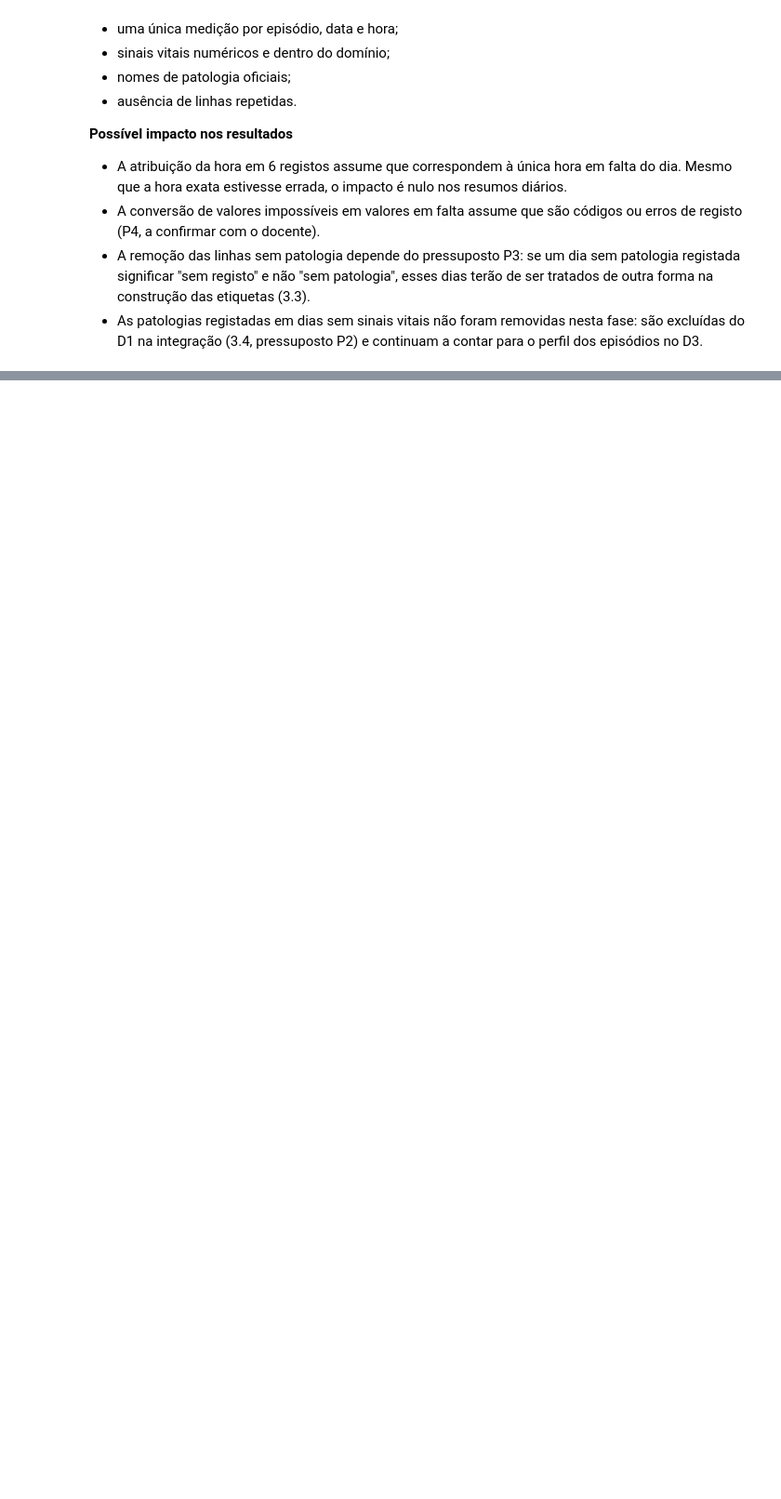
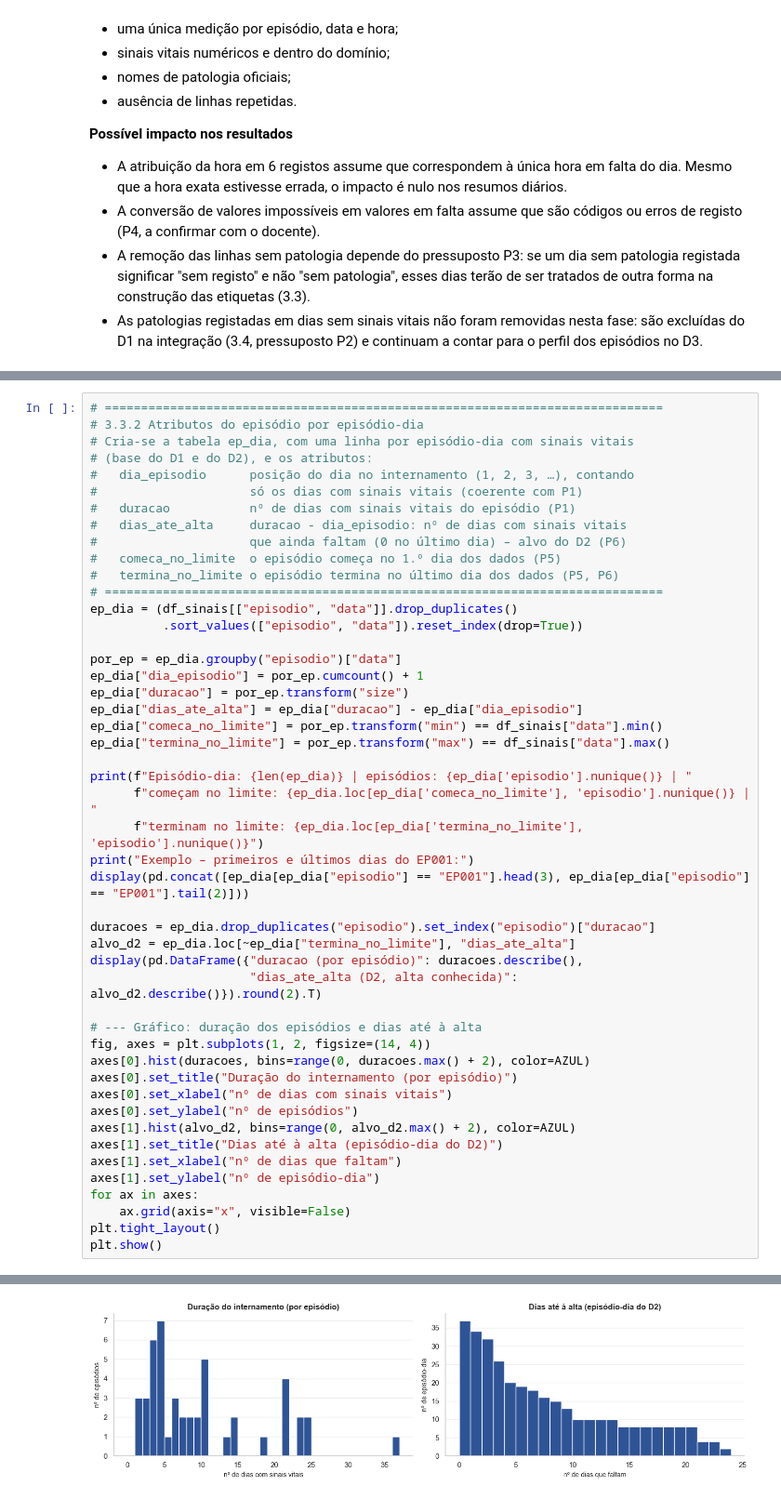
Before and after one commit to goncalorg10/aase-neonatal, a Jupyter notebook: 02_data_preparation.ipynb, the cells around one changed output, grey strips where cells are left out. Shown at 93% size. Cells and saved outputs as stored; diff of their text form; blank space fills up the shorter version.

```diff
--- a/02_data_preparation.ipynb
+++ b/02_data_preparation.ipynb
@@ -852,0 +916,49 @@ Depois da limpeza, as tabelas cumprem todas as regras de qualidade verificadas:
+# %%
+# =============================================================================
+# 3.3.2 Atributos do episódio por episódio-dia
+# Cria-se a tabela ep_dia, com uma linha por episódio-dia com sinais vitais
+# (base do D1 e do D2), e os atributos:
+#   dia_episodio      posição do dia no internamento (1, 2, 3, …), contando
+#                     só os dias com sinais vitais (coerente com P1)
+#   duracao           nº de dias com sinais vitais do episódio (P1)
+#   dias_ate_alta     duracao - dia_episodio: nº de dias com sinais vitais
+#                     que ainda faltam (0 no último dia) – alvo do D2 (P6)
+#   comeca_no_limite  o episódio começa no 1.º dia dos dados (P5)
+#   termina_no_limite o episódio termina no último dia dos dados (P5, P6)
+# =============================================================================
+ep_dia = (df_sinais[["episodio", "data"]].drop_duplicates()
+          .sort_values(["episodio", "data"]).reset_index(drop=True))
+
+por_ep = ep_dia.groupby("episodio")["data"]
+ep_dia["dia_episodio"] = por_ep.cumcount() + 1
+ep_dia["duracao"] = por_ep.transform("size")
+ep_dia["dias_ate_alta"] = ep_dia["duracao"] - ep_dia["dia_episodio"]
+ep_dia["comeca_no_limite"] = por_ep.transform("min") == df_sinais["data"].min()
+ep_dia["termina_no_limite"] = por_ep.transform("max") == df_sinais["data"].max()
+
+print(f"Episódio-dia: {len(ep_dia)} | episódios: {ep_dia['episodio'].nunique()} | "
+      f"começam no limite: {ep_dia.loc[ep_dia['comeca_no_limite'], 'episodio'].nunique()} | "
+      f"terminam no limite: {ep_dia.loc[ep_dia['termina_no_limite'], 'episodio'].nunique()}")
+print("Exemplo – primeiros e últimos dias do EP001:")
+display(pd.concat([ep_dia[ep_dia["episodio"] == "EP001"].head(3), ep_dia[ep_dia["episodio"] == "EP001"].tail(2)]))
+
+duracoes = ep_dia.drop_duplicates("episodio").set_index("episodio")["duracao"]
+alvo_d2 = ep_dia.loc[~ep_dia["termina_no_limite"], "dias_ate_alta"]
+display(pd.DataFrame({"duracao (por episódio)": duracoes.describe(),
+                      "dias_ate_alta (D2, alta conhecida)": alvo_d2.describe()}).round(2).T)
+
+# --- Gráfico: duração dos episódios e dias até à alta
+fig, axes = plt.subplots(1, 2, figsize=(14, 4))
+axes[0].hist(duracoes, bins=range(0, duracoes.max() + 2), color=AZUL)
+axes[0].set_title("Duração do internamento (por episódio)")
+axes[0].set_xlabel("nº de dias com sinais vitais")
+axes[0].set_ylabel("nº de episódios")
+axes[1].hist(alvo_d2, bins=range(0, alvo_d2.max() + 2), color=AZUL)
+axes[1].set_title("Dias até à alta (episódio-dia do D2)")
+axes[1].set_xlabel("nº de dias que faltam")
+axes[1].set_ylabel("nº de episódio-dia")
+for ax in axes:
+    ax.grid(axis="x", visible=False)
+plt.tight_layout()
+plt.show()
+# %% [output]
@@ -852,0 +976 @@ Depois da limpeza, as tabelas cumprem todas as regras de qualidade verificadas:
+[figure, added]
```
Also changed, not shown: parts of 22 cells of this notebook, 6 other files.
